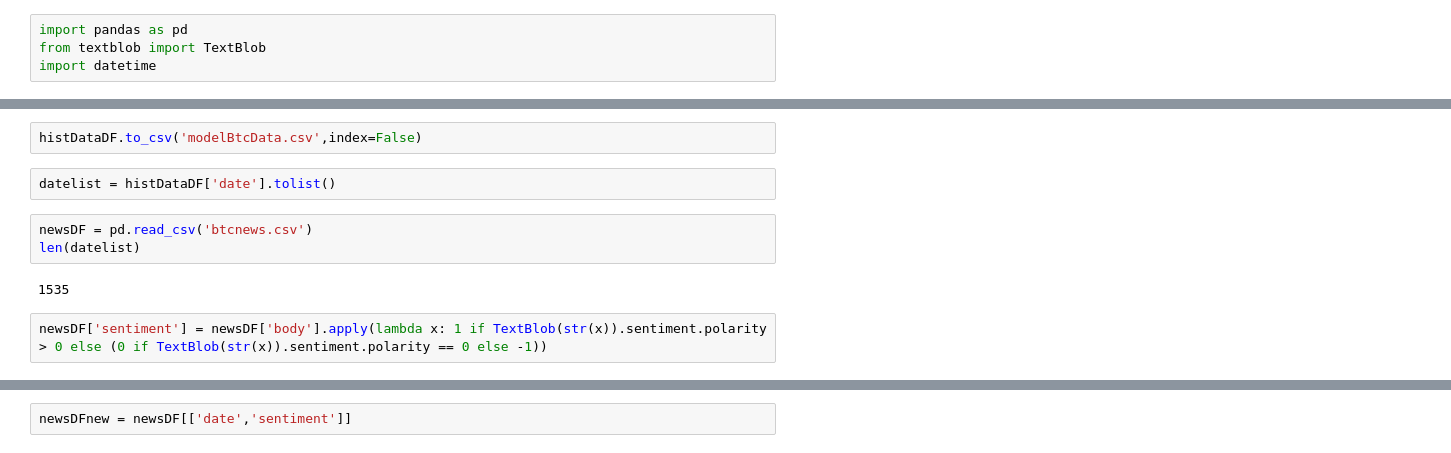
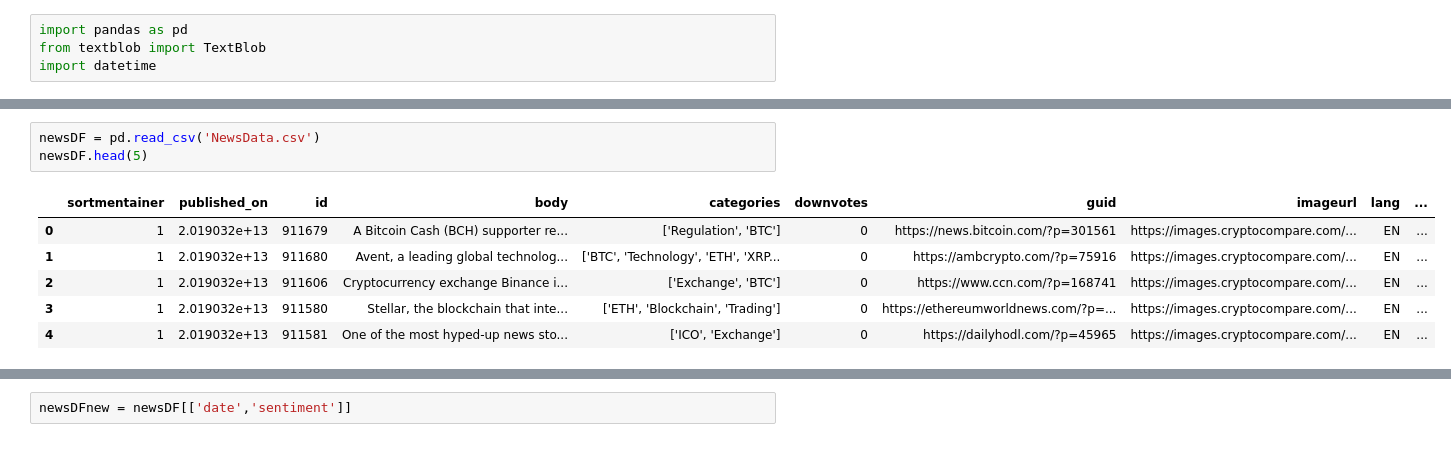
Before and after one commit to SyedIkram/CryptoIntel, a Jupyter notebook: model_data_prep/datamaker.ipynb, the cells around one changed output, grey strips where cells are left out. Cells and saved outputs as stored; diff of their text form.

Commit message:
sentiment model

```diff
--- a/model_data_prep/datamaker.ipynb
+++ b/model_data_prep/datamaker.ipynb
@@ -21,11 +5,10 @@ del histDataDF['date']
-# %%
-histDataDF.to_csv('modelBtcData.csv',index=False)
-# %%
-datelist = histDataDF['date'].tolist()
 # %%
-newsDF = pd.read_csv('btcnews.csv')
-len(datelist)
+newsDF = pd.read_csv('NewsData.csv')
+newsDF.head(5)
 # %% [output]
-1535
+|  | sortmentainer | published_on | id | body | categories | downvotes | guid | imageurl | lang | ... |
+| 0 | 1 | 2.019032e+13 | 911679 | A Bitcoin Cash (BCH) supporter re... | ['Regulation', 'BTC'] | 0 | https://news.bitcoin.com/?p=301561 | https://images.cryptocompare.com/... | EN | ... |
+| 1 | 1 | 2.019032e+13 | 911680 | Avent, a leading global technolog... | ['BTC', 'Technology', 'ETH', 'XRP... | 0 | https://ambcrypto.com/?p=75916 | https://images.cryptocompare.com/... | EN | ... |
+| 2 | 1 | 2.019032e+13 | 911606 | Cryptocurrency exchange Binance i... | ['Exchange', 'BTC'] | 0 | https://www.ccn.com/?p=168741 | https://images.cryptocompare.com/... | EN | ... |
+| 3 | 1 | 2.019032e+13 | 911580 | Stellar, the blockchain that inte... | ['ETH', 'Blockchain', 'Trading'] | 0 | https://ethereumworldnews.com/?p=... | https://images.cryptocompare.com/... | EN | ... |
+| 4 | 1 | 2.019032e+13 | 911581 | One of the most hyped-up news sto... | ['ICO', 'Exchange'] | 0 | https://dailyhodl.com/?p=45965 | https://images.cryptocompare.com/... | EN | ... |
-# %%
-newsDF['sentiment'] = newsDF['body'].apply(lambda x: 1 if TextBlob(str(x)).sentiment.polarity > 0 else (0 if TextBlob(str(x)).sentiment.polarity == 0 else -1))
```
Also changed, not shown: parts of 8 cells of this notebook, 12 other files.
